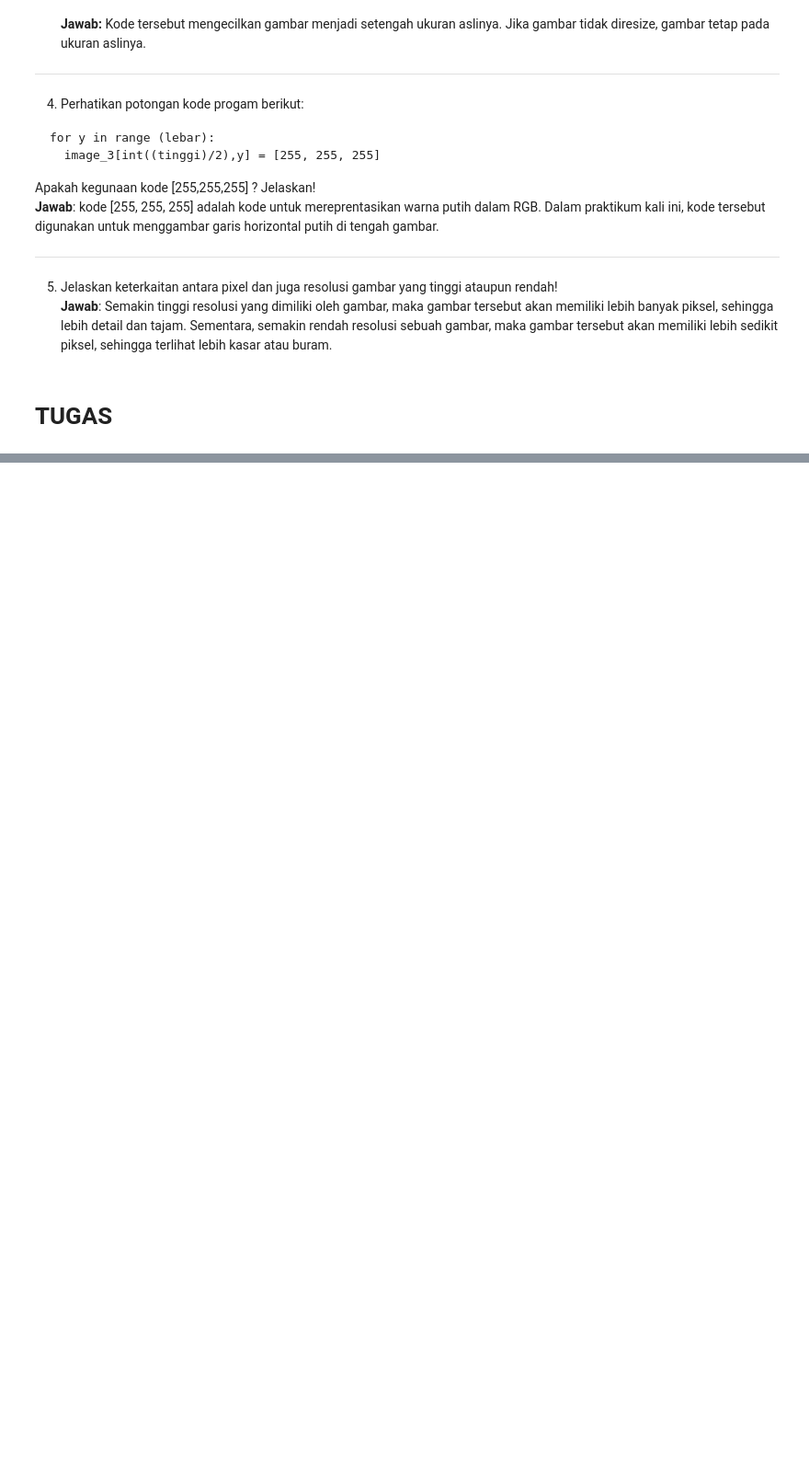
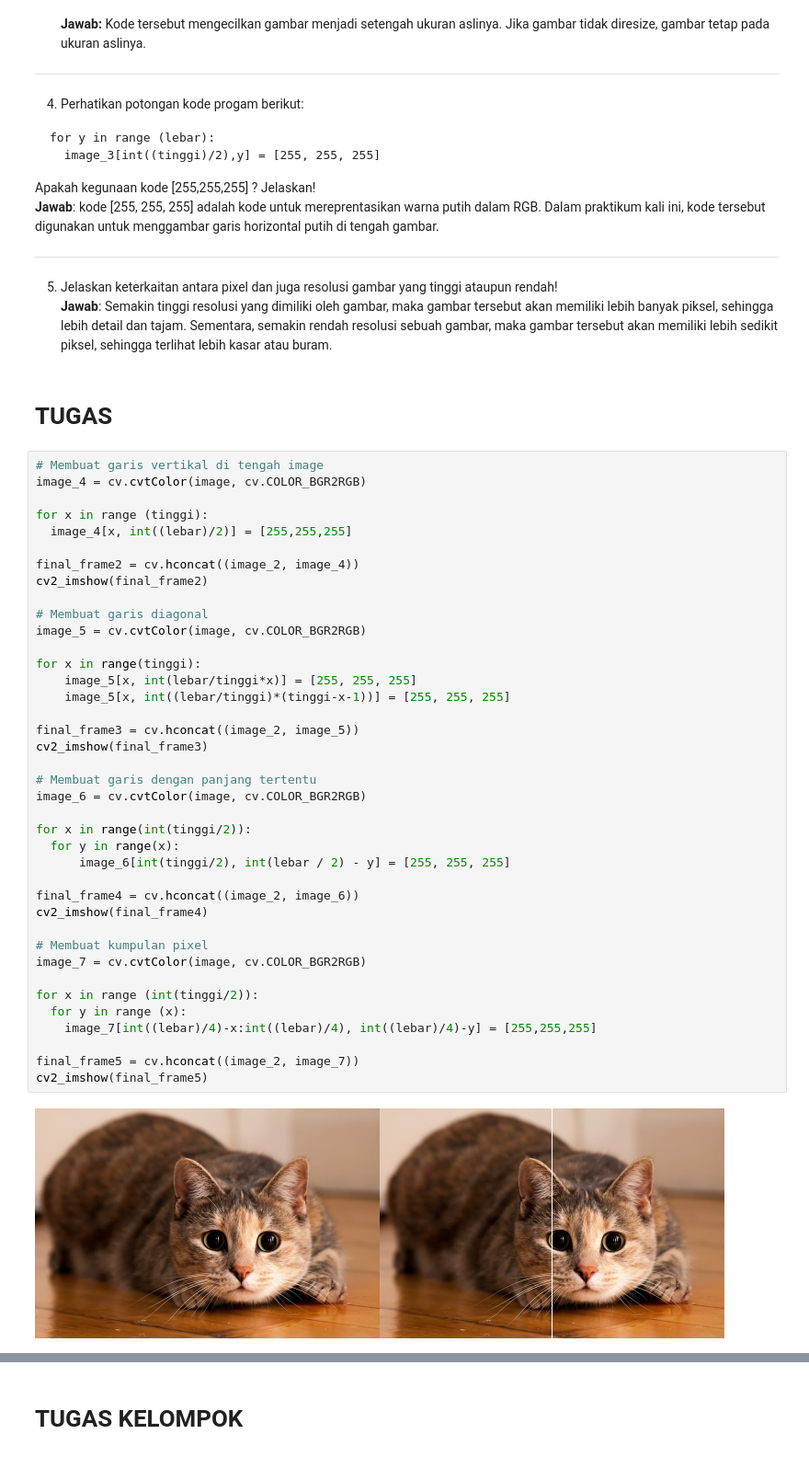
Before and after one commit to irsyaddani/PCVK_2024_17, a Jupyter notebook: Week1_17.ipynb, the cells around one changed output, grey strips where cells are left out. Shown at 92% size. Saved outputs shown, nothing was run; the diff lists cells and outputs as text; blank space fills up the shorter version.

```diff
--- a/Week1_17.ipynb
+++ b/Week1_17.ipynb
@@ -88,3 +88,44 @@ Apakah kegunaan kode [255,255,255] ? Jelaskan!
 Semakin tinggi resolusi yang dimiliki oleh gambar, maka gambar tersebut akan memiliki lebih banyak piksel, sehingga lebih detail dan tajam. Sementara, semakin rendah resolusi sebuah gambar, maka gambar tersebut akan memiliki lebih sedikit piksel, sehingga terlihat lebih kasar atau buram.
 # %% [markdown]
 # **TUGAS**
+# %%
+# Membuat garis vertikal di tengah image
+image_4 = cv.cvtColor(image, cv.COLOR_BGR2RGB)
+
+for x in range (tinggi):
+  image_4[x, int((lebar)/2)] = [255,255,255]
+
+final_frame2 = cv.hconcat((image_2, image_4))
+cv2_imshow(final_frame2)
+
+# Membuat garis diagonal
+image_5 = cv.cvtColor(image, cv.COLOR_BGR2RGB)
+
+for x in range(tinggi):
+    image_5[x, int(lebar/tinggi*x)] = [255, 255, 255]
+    image_5[x, int((lebar/tinggi)*(tinggi-x-1))] = [255, 255, 255]
+
+final_frame3 = cv.hconcat((image_2, image_5))
+cv2_imshow(final_frame3)
+
+# Membuat garis dengan panjang tertentu
+image_6 = cv.cvtColor(image, cv.COLOR_BGR2RGB)
+
+for x in range(int(tinggi/2)):
+  for y in range(x):
+      image_6[int(tinggi/2), int(lebar / 2) - y] = [255, 255, 255]
+
+final_frame4 = cv.hconcat((image_2, image_6))
+cv2_imshow(final_frame4)
+
+# Membuat kumpulan pixel
+image_7 = cv.cvtColor(image, cv.COLOR_BGR2RGB)
+
+for x in range (int(tinggi/2)):
+  for y in range (x):
+    image_7[int((lebar)/4)-x:int((lebar)/4), int((lebar)/4)-y] = [255,255,255]
+
+final_frame5 = cv.hconcat((image_2, image_7))
+cv2_imshow(final_frame5)
+# %% [output]
+[figure, added]
@@ -90,0 +135,2 @@ Semakin tinggi resolusi yang dimiliki oleh gambar, maka gambar tersebut akan mem
+# %% [markdown]
+# **TUGAS KELOMPOK**
```
Also changed, not shown: parts of 5 cells of this notebook.
